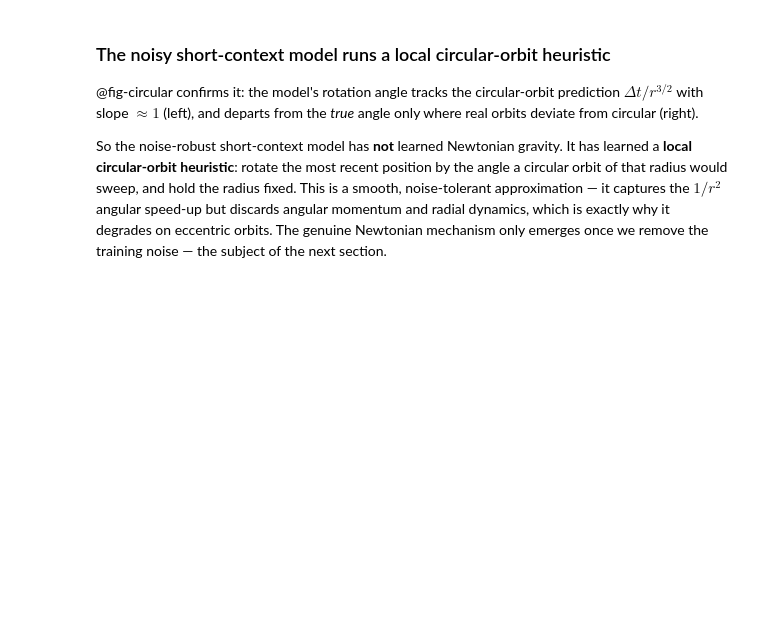
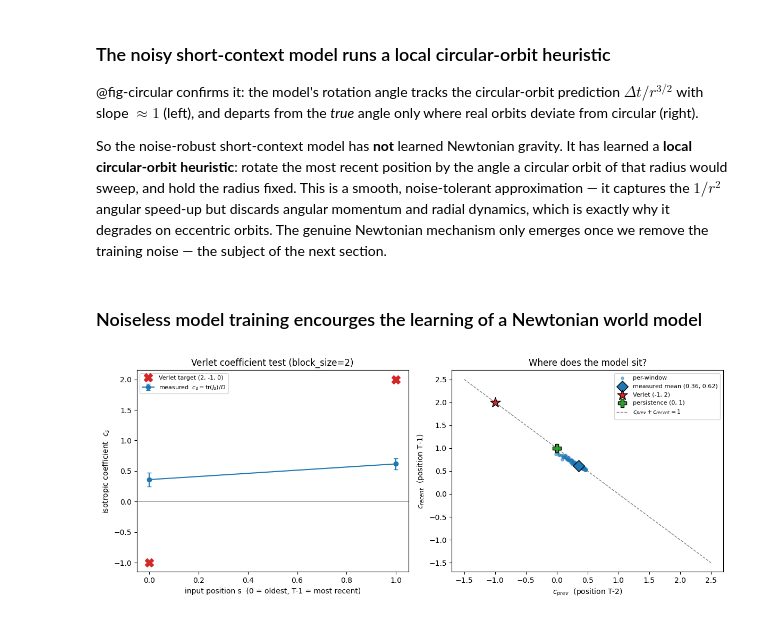
Before and after one commit to Arcadia-Science/world-model-orbits, a Jupyter notebook: index.ipynb, the cells around one changed output. Drawn from its saved outputs; the diff is of its cells as text; code cells hidden in the pictures; blank space fills up the shorter version.

```diff
--- a/index.ipynb
+++ b/index.ipynb
@@ -376,3 +375,53 @@ fig.tight_layout(); plt.show()
 @fig-circular confirms it: the model's rotation angle tracks the circular-orbit prediction $\Delta t / r^{3/2}$ with slope $\approx 1$ (left), and departs from the *true* angle only where real orbits deviate from circular (right).
 
 So the noise-robust short-context model has **not** learned Newtonian gravity. It has learned a **local circular-orbit heuristic**: rotate the most recent position by the angle a circular orbit of that radius would sweep, and hold the radius fixed. This is a smooth, noise-tolerant approximation — it captures the $1/r^2$ angular speed-up but discards angular momentum and radial dynamics, which is exactly why it degrades on eccentric orbits. The genuine Newtonian mechanism only emerges once we remove the training noise — the subject of the next section.
+# %% [markdown]
+### Noiseless model training encourges the learning of a Newtonian world model
+# %%
+# Cell 4 — Verlet coefficient plot (inline)
+positions = np.arange(T)
+c_mean, c_std = coeffs.mean(0), coeffs.std(0)
+
+target = np.zeros(T)
+target[T-1] = 2.0
+target[T-2] = -1.0
+
+fig, axes = plt.subplots(1, 2, figsize=(12, 4.8))
+
+ax = axes[0]
+ax.axhline(0, color='gray', lw=0.7)
+ax.errorbar(positions, c_mean, yerr=c_std, fmt='-o', color='tab:blue',
+            capsize=3, label=r'measured  $c_s=\mathrm{tr}(J_s)/D$')
+ax.plot(positions, target, 'X', color='tab:red', ms=12,
+        label='Verlet target (2, -1, 0)')
+ax.set_xlabel('input position s  (0 = oldest, T-1 = most recent)')
+ax.set_ylabel('isotropic coefficient  $c_s$')
+ax.set_title(f'Verlet coefficient test (block_size={BLOCK_SIZE})')
+ax.legend(fontsize=8)
+
+ax = axes[1]
+c_prev, c_recent = coeffs[:, T-2], coeffs[:, T-1]
+ax.scatter(c_prev, c_recent, s=14, alpha=0.5, color='tab:blue',
+           label='per-window', zorder=2)
+ax.scatter([c_prev.mean()], [c_recent.mean()], s=120, marker='D',
+           color='tab:blue', edgecolor='k',
+           label=f'measured mean ({c_prev.mean():.2f}, {c_recent.mean():.2f})',
+           zorder=4)
+ax.scatter([-1], [2], s=200, marker='*', color='tab:red', edgecolor='k',
+           label='Verlet (-1, 2)', zorder=5)
+ax.scatter([0], [1], s=120, marker='P', color='tab:green', edgecolor='k',
+           label='persistence (0, 1)', zorder=4)
+lo = min(-1.5, float(c_prev.min()))
+hi = max(2.5, float(c_recent.max()))
+xs = np.linspace(lo, hi, 50)
+ax.plot(xs, 1 - xs, ls='--', color='gray', lw=1,
+        label=r'$c_{prev}+c_{recent}=1$', zorder=1)
+ax.set_xlabel(r'$c_{prev}$  (position T-2)')
+ax.set_ylabel(r'$c_{recent}$  (position T-1)')
+ax.set_title('Where does the model sit?')
+ax.legend(fontsize=8, loc='best')
+
+fig.tight_layout()
+plt.show()
+# %% [output]
+[figure, added]
```
Also changed, not shown: parts of 3 cells of this notebook.
